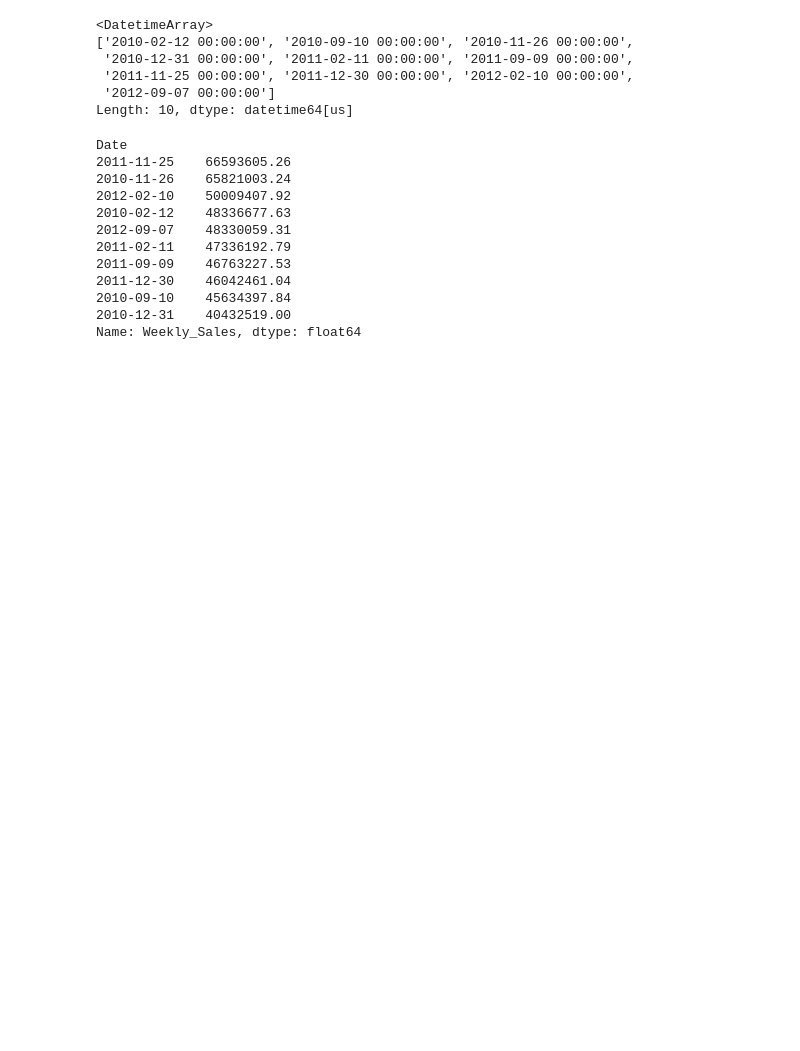
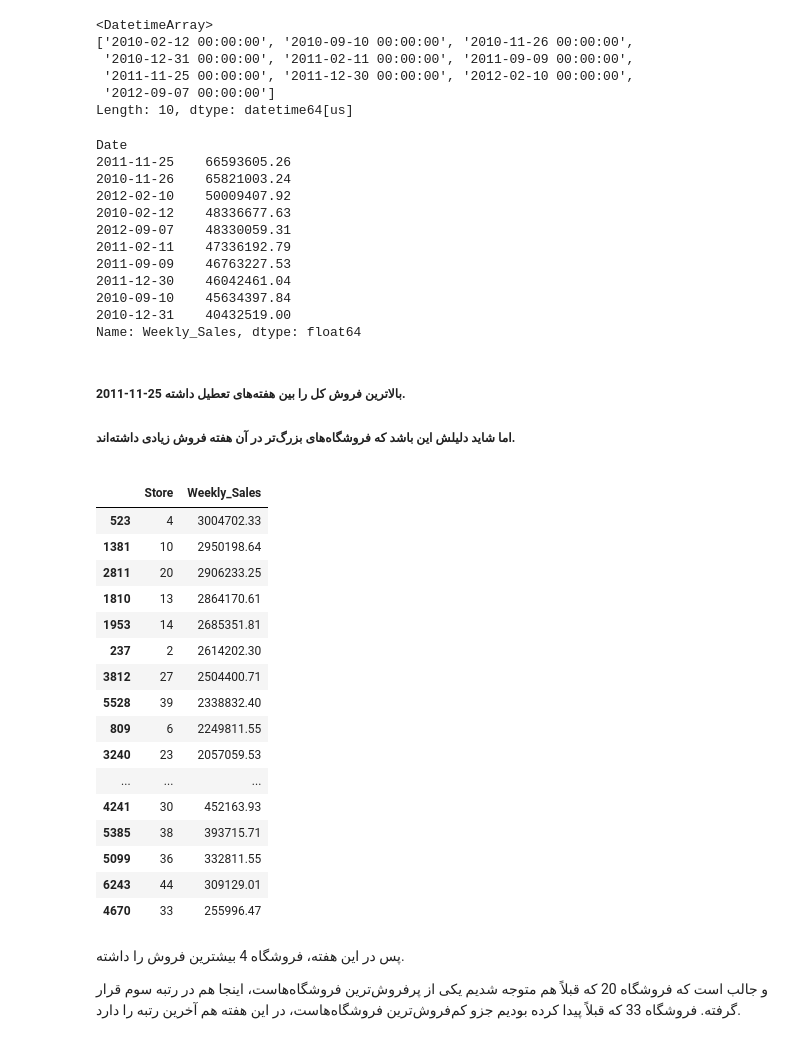
Before and after one commit to Osgooie/Walmart-Data-Analyze, a Jupyter notebook: notebooks/Walmart.ipynb, the cells around one changed output. Saved outputs shown, nothing was run; the diff lists cells and outputs as text; code cells hidden in the pictures; blank space fills up the shorter version.

```diff
--- a/notebooks/Walmart.ipynb
+++ b/notebooks/Walmart.ipynb
@@ -590,3 +698,39 @@ Date
 2010-09-10    45634397.84
 2010-12-31    40432519.00
 Name: Weekly_Sales, dtype: float64
+# %% [markdown]
+<div dir="rtl" style="text-align: justify;">
+
+##### 2011-11-25 بالاترین فروش کل را بین هفته‌های تعطیل داشته.
+
+##### اما شاید دلیلش این باشد که فروشگاه‌های بزرگ‌تر در آن هفته فروش زیادی داشته‌اند.
+</div>
+# %%
+df[df["Date"] == "2011-11-25"][["Store", "Weekly_Sales"]].sort_values("Weekly_Sales", ascending=False)
+# %% [output]
+|  | Store | Weekly_Sales |
+| 523 | 4 | 3004702.33 |
+| 1381 | 10 | 2950198.64 |
+| 2811 | 20 | 2906233.25 |
+| 1810 | 13 | 2864170.61 |
+| 1953 | 14 | 2685351.81 |
+| 237 | 2 | 2614202.30 |
+| 3812 | 27 | 2504400.71 |
+| 5528 | 39 | 2338832.40 |
+| 809 | 6 | 2249811.55 |
+| 3240 | 23 | 2057059.53 |
+| ... | ... | ... |
+| 4241 | 30 | 452163.93 |
+| 5385 | 38 | 393715.71 |
+| 5099 | 36 | 332811.55 |
+| 6243 | 44 | 309129.01 |
+| 4670 | 33 | 255996.47 |
+# %% [markdown]
+<div dir="rtl" style="text-align: justify;">
+
+پس در این هفته، فروشگاه 4 بیشترین فروش را داشته.
+
+و جالب است که فروشگاه 20 که قبلاً هم متوجه شدیم یکی از پرفروش‌ترین فروشگاه‌هاست، اینجا هم در رتبه سوم قرار گرفته.
+فروشگاه 33 که قبلاً پیدا کرده بودیم جزو کم‌فروش‌ترین فروشگاه‌هاست، در این هفته هم آخرین رتبه را دارد.
+
+</div>
```
Also changed, not shown: parts of 19 cells of this notebook.
